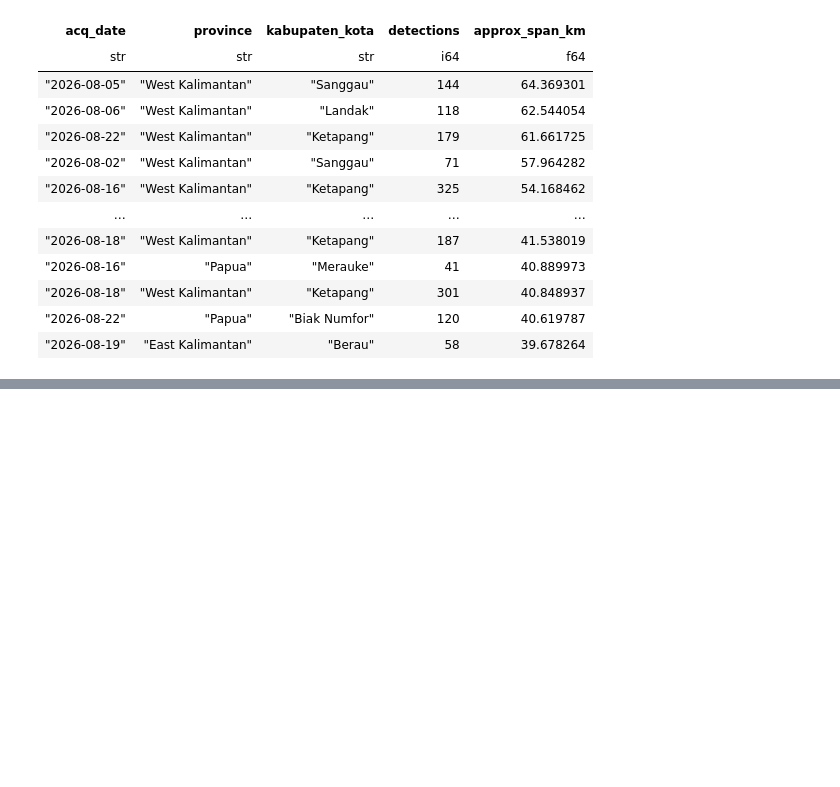
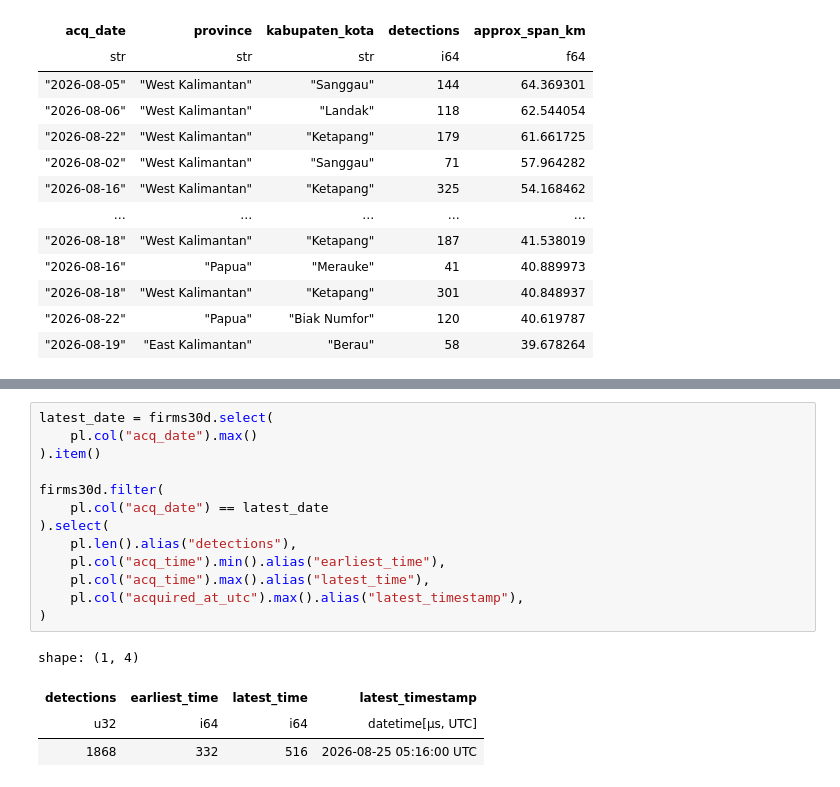
Before and after one commit to FAL10000/KarhutlaWatch-ID, a Jupyter notebook: notebooks/explore.ipynb, the cells around one changed output, grey strips where cells are left out. Cells and saved outputs as stored; diff of their text form; blank space fills up the shorter version.

```diff
--- a/notebooks/explore.ipynb
+++ b/notebooks/explore.ipynb
@@ -510,3 +510,21 @@ shape: (20, 6)
 | "Riau" | "Kota Pekanbaru" | 3 | 1 | 11.9 | 26.8 |
 | "Aceh" | "Aceh Tamiang" | 3 | 1 | 8.47 | 25.5 |
 | "Papua" | null | 3 | 3 | 38.62 | 25.0 |
+# %%
+latest_date = firms30d.select(
+    pl.col("acq_date").max()
+).item()
+
+firms30d.filter(
+    pl.col("acq_date") == latest_date
+).select(
+    pl.len().alias("detections"),
+    pl.col("acq_time").min().alias("earliest_time"),
+    pl.col("acq_time").max().alias("latest_time"),
+    pl.col("acquired_at_utc").max().alias("latest_timestamp"),
+)
+# %% [output]
+shape: (1, 4)
+| detections | earliest_time | latest_time | latest_timestamp |
+| u32 | i64 | i64 | datetime[μs, UTC] |
+| 1868 | 332 | 516 | 2026-08-25 05:16:00 UTC |
```
Also changed, not shown: 1 other file.
